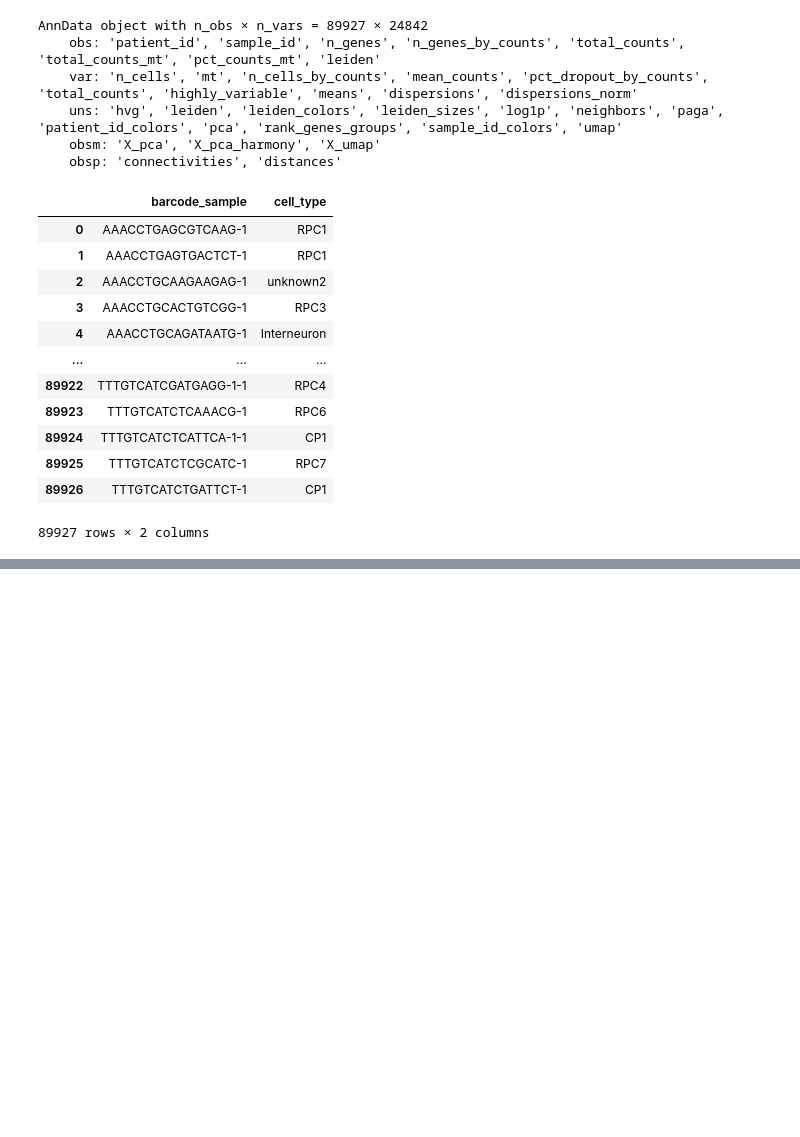
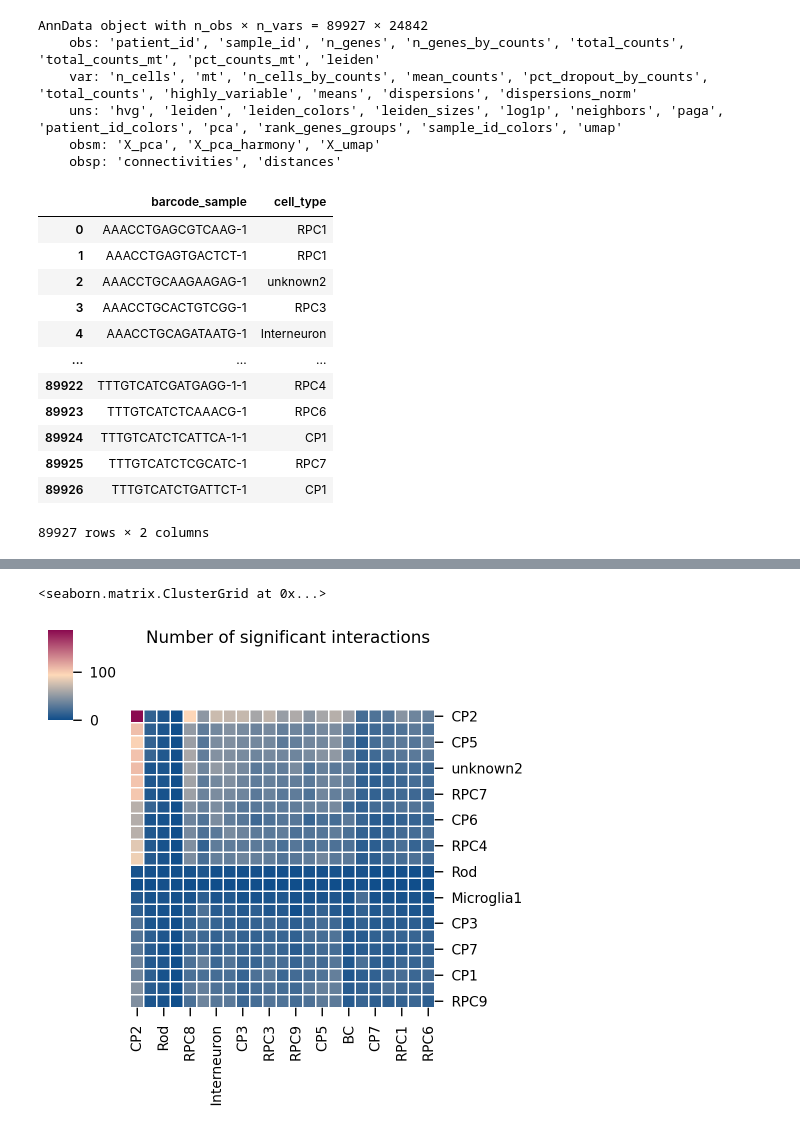
Before and after one commit to tuonglab/Charlotte, a Jupyter notebook: notebooks/medi7281_cpdb.ipynb, the cells around one changed output, grey strips where cells are left out. Saved outputs shown, nothing was run; the diff lists cells and outputs as text; code cells hidden in the pictures; blank space fills up the shorter version.

```diff
--- a/notebooks/medi7281_cpdb.ipynb
+++ b/notebooks/medi7281_cpdb.ipynb
@@ -122,0 +181,13 @@ import matplotlib.pyplot as plt
+# %%
+kpy.plot_cpdb_heatmap(
+        adata = adata,
+        pvals = pvalues,
+        celltype_key = "leiden",
+        figsize = (5,5),
+        title = "Number of significant interactions",
+        symmetrical = False,
+    )
+#is this result just showing the clusters that show interaction? Is there a way to show the clusters that are hidden in this heat map??
+# %% [output]
+<seaborn.matrix.ClusterGrid at 0x...>
+[figure, added]
```
Also changed, not shown: parts of 11 cells of this notebook.
